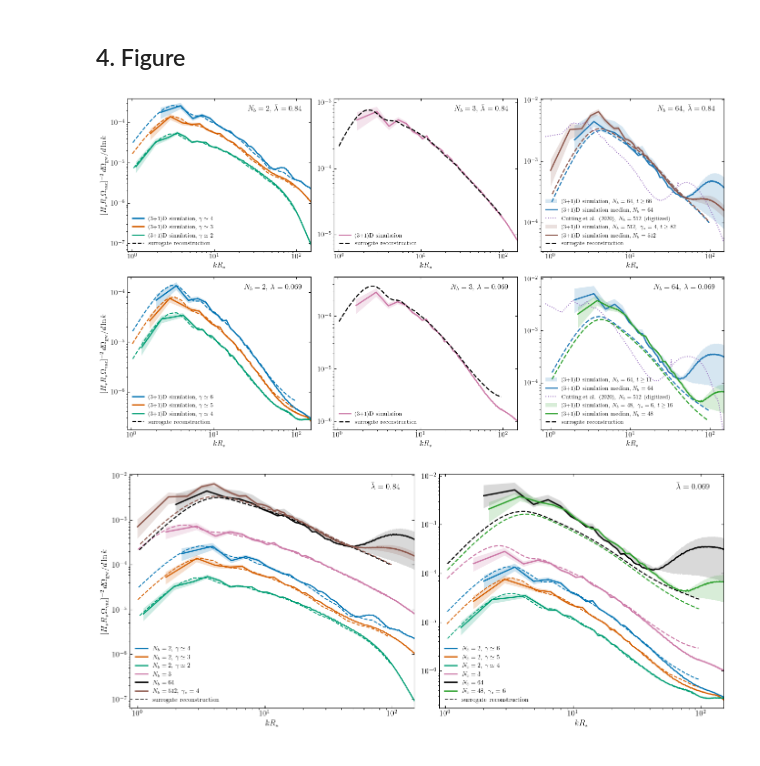
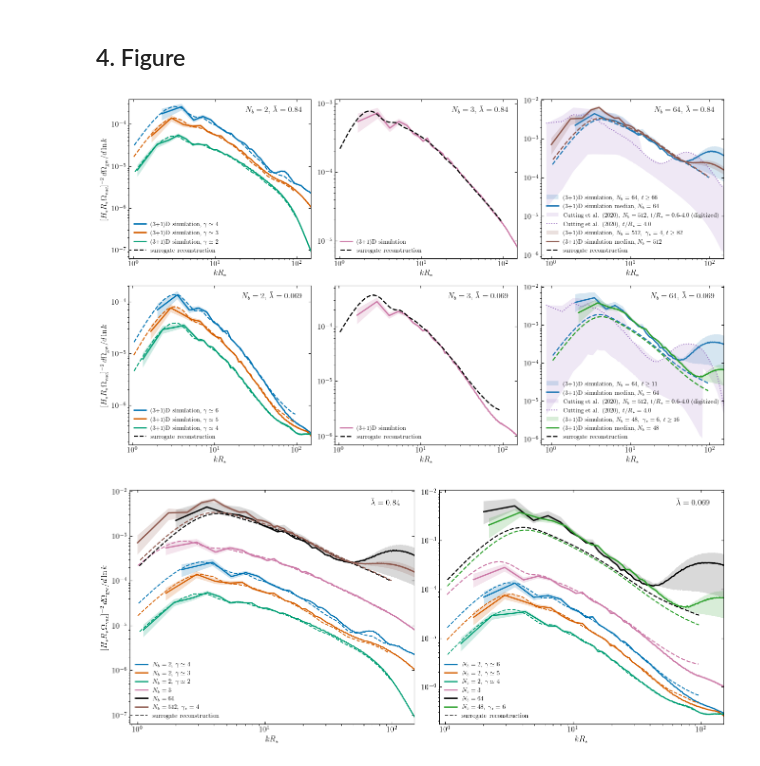
Before and after one commit to MSABuschmann/PhaseTransitionBuilder, a Jupyter notebook: notebooks/22_n2n3n64_surrogate_comparison.ipynb, the cells around one changed output. Saved outputs shown, nothing was run; the diff lists cells and outputs as text; code cells hidden in the pictures.

Commit message:
Fix digitization artifact and show Cutting et al. drift band across all 4 published times

```diff
--- a/notebooks/22_n2n3n64_surrogate_comparison.ipynb
+++ b/notebooks/22_n2n3n64_surrogate_comparison.ipynb
@@ -530,20 +530,37 @@ color_N512  = 'tab:brown'
 RECON_COLOR = 'black'
 X_MAX = 150.
 
-# Digitized Cutting, Escartin, Hindmarsh & Weir (arXiv:2005.13537) Fig. 10
-# panel (d), t/R_*=4.0, gamma_*=4.0 -- the largest simulation for each
-# lambda_bar (N_b=512 for lambda_bar=0.845 and 0.069). Vector-extracted
-# directly from the paper's PDF (path coordinates calibrated against the
-# panel's log-log axes frame), NOT the older Weir1802/Fig.15 N_b-scan data
+# Digitized Cutting, Escartin, Hindmarsh & Weir (arXiv:2005.13537) Fig. 10,
+# the largest simulation for each lambda_bar (N_b=512 for 0.845 and 0.069),
+# gamma_*=4.0. Vector-extracted directly from the paper's PDF (path
+# coordinates calibrated against each panel's log-log axes frame; a stray
+# point per curve clipped at the frame's top edge -- the k=M_b dashed-line
+# indicator -- was excluded). NOT the older Weir1802/Fig.15 N_b-scan data
 # (wrong reference paper -- that one doesn't cover our lambda_bar values).
-# Already in kR_*/CHW units, no conversion needed. Added temporarily for a
-# quick sanity check against the literature, not a permanent fixture.
+# Already in kR_*/CHW units, no conversion needed.
+#
+# All four panels (t/R_*=0.60, 1.6, 2.5, 4.0 -- early collision through
+# late oscillation phase) are loaded and combined into a min/max band per
+# lambda_bar, so the comparison shows the literature's own temporal drift
+# rather than picking a single arbitrary snapshot -- our own N_b=64/512
+# curves are likewise a band over a wide late-time range, not one instant.
+# Added temporarily for a quick sanity check against the literature, not a
+# permanent fixture of this figure.
 CUTTING_LIT_DIR = (REPO_ROOT / 'reference_codes' / 'FirstOrder_GW' /
                    'collision_weights' / 'Weir2005')
-cutting_lit = {
-    0.84: np.loadtxt(CUTTING_LIT_DIR / 'fig10_gamma4_tR4.0_lb0.845.txt', delimiter=','),
-    0.069: np.loadtxt(CUTTING_LIT_DIR / 'fig10_gamma4_tR4.0_lb0.069.txt', delimiter=','),
-}
+CUTTING_LIT_TIMES = ['0.60', '1.6', '2.5', '4.0']
+
+cutting_lit_band = {}
+for lb_key, fname_key in [(0.84, '0.845'), (0.069, '0.069')]:
+    curves = [np.loadtxt(CUTTING_LIT_DIR / f'fig10_gamma4_tR{tR}_lb{fname_key}.txt', delimiter=',')
+             for tR in CUTTING_LIT_TIMES]
+    kR_common = curves[-1][:, 0]   # t/R_*=4.0's own grid as the common x-axis
+    y_on_common = np.array([np.interp(kR_common, c[:, 0], c[:, 1], left=np.nan, right=np.nan)
+                            for c in curves])
+    cutting_lit_band[lb_key] = dict(
+        kR=kR_common, y_min=np.nanmin(y_on_common, axis=0), y_max=np.nanmax(y_on_common, axis=0),
+        y_last=curves[-1][:, 1],
+    )
 
 
 def visible_extent(*xy_pairs, x_min=None, x_max=X_MAX):
@@ -619,12 +636,17 @@ for row_idx, lb in enumerate([0.84, 0.069]):
                                 (r64['kR_sh'], r64['y_max']),
                                 (r64['kR_recon'], r64['y_recon']))]
 
-    # Cutting et al. (2020) digitized Fig. 10(d), t/R_*=4.0, N_b=512,
-    # lambda_bar-matched -- plotted in both rows for reference.
-    lit = cutting_lit[lb]
-    ax.plot(lit[:, 0], lit[:, 1], color='tab:purple',
-            lw=1.4, ls=':', label=r'Cutting et al. (2020), $N_b=512$ (digitized)')
-    extents64.append(visible_extent((lit[:, 0], lit[:, 1])))
+    # Cutting et al. (2020) digitized Fig. 10, N_b=512, lambda_bar-matched --
+    # band spans all 4 published times (t/R_*=0.60-4.0), showing the
+    # literature's own drift over time; the dotted line marks the latest
+    # (t/R_*=4.0) snapshot specifically.
+    lit = cutting_lit_band[lb]
+    ax.fill_between(lit['kR'], lit['y_min'], lit['y_max'], color='tab:purple',
+                    alpha=0.15, linewidth=0,
+                    label=r'Cutting et al. (2020), $N_b=512$, $t/R_*=0.6\mbox{-}4.0$ (digitized)')
+    ax.plot(lit['kR'], lit['y_last'], color='tab:purple', lw=1.4, ls=':',
+            label=r'Cutting et al. (2020), $t/R_*=4.0$')
+    extents64.append(visible_extent((lit['kR'], lit['y_min']), (lit['kR'], lit['y_max'])))
 
     if lb == 0.069:
         # second, independent realization: N_b=48, gamma_*=6 -- plotted
@@ -642,34 +664,34 @@ for row_idx, lb in enumerate([0.84, 0.069]):
 
     if lb == 0.84:
         # second, independent realization: N_b=512, gamma_*=4 -- plotted
         # alongside the N_b=64 case, not instead of it.
         r512 = n64_results_N512
         ax.fill_between(r512['kR_sh'], r512['y_min'], r512['y_max'],
                         color=color_N512, alpha=0.18, linewidth=0,
                         label=rf'(3+1)D simulation, $N_b=512,\ \gamma_*=4$, $t\geq{r512["t_range"][0]:.0f}$')
         ax.plot(r512['kR_sh'], r512['y_median'], color=color_N512, lw=2,
                 label='(3+1)D simulation median, $N_b=512$')
         ax.plot(r512['kR_recon'], r512['y_recon'], color=color_N512, lw=1.8, ls='--')
         extents64.append(visible_extent((r512['kR_sh'], r512['y_min']),
                                         (r512['kR_sh'], r512['y_max']),
                                         (r512['kR_recon'], r512['y_recon'])))
 
     ax.plot([], [], color=RECON_COLOR, lw=1.8, ls='--', label='surrogate reconstruction')
 
     x_min = min(e[0] for e in extents64)
     ymin = min(e[1] for e in extents64)
     ymax = max(e[2] for e in extents64)
     style_panel(ax, x_min, ymin, ymax, rf'$N_b=64$,  $\bar\lambda={lb}$')
 
 ylabel = r'$[H_*R_*\Omega_{\rm vac}]^{-2}\,d\Omega_{\rm gw}/d\ln k$'
 axes[0, 0].set_ylabel(ylabel, fontsize=12)
 axes[1, 0].set_ylabel(ylabel, fontsize=12)
 
 fig.tight_layout()
 fig.savefig(PLOTS_DIR / 'n2n3n64_surrogate_grid.pdf', bbox_inches='tight')
 plt.show()
 # %% [output]
-[figure, old version]
+[figure, new version]
 # %%
 # --- Combined view: N=2/N=3/N=64 all on one panel per lambda_bar ---
 fig2, axes2 = plt.subplots(1, 2, figsize=(13, 5.5))
```
Also changed, not shown: 2 other files.
